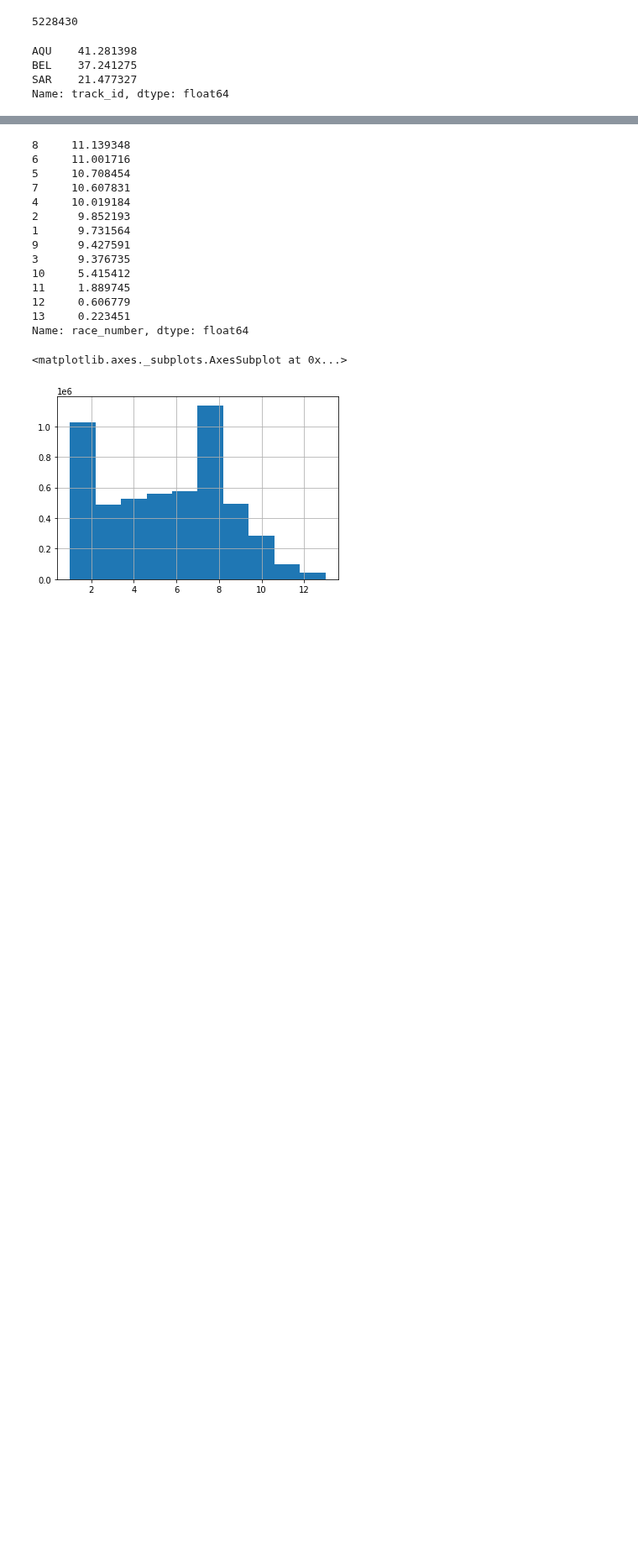
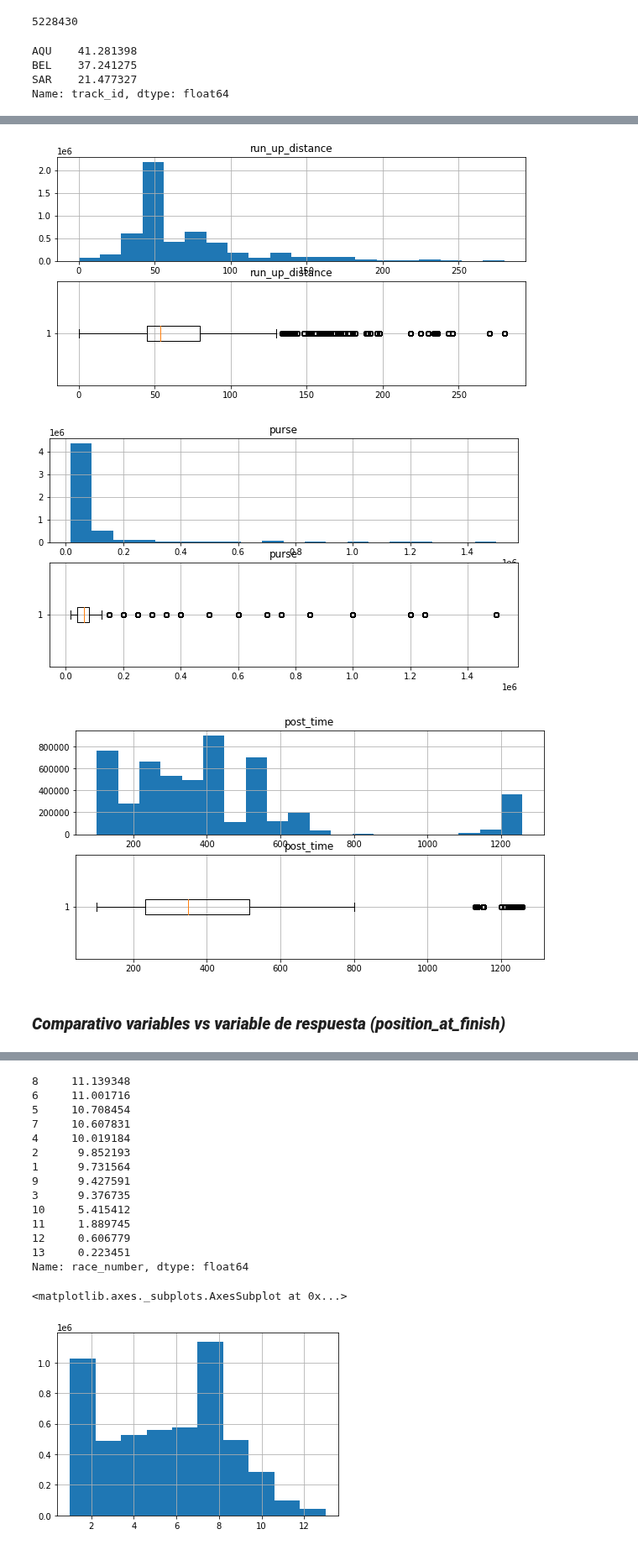
Before and after one commit to jsebastianquiroga/Big_Data-_Derby_2022_SI, a Jupyter notebook: Notebooks/Sistemas_Inteligentes.ipynb, the cells around one changed output, grey strips where cells are left out. Shown at 84% size. Saved outputs shown, nothing was run; the diff lists cells and outputs as text; code cells hidden in the pictures; blank space fills up the shorter version.

```diff
--- a/Notebooks/Sistemas_Inteligentes.ipynb
+++ b/Notebooks/Sistemas_Inteligentes.ipynb
@@ -160,3 +190,23 @@ nyra_2019['track_id'].hist()
+# %%
+numerical_features = ['run_up_distance','purse','post_time']
+for f in numerical_features:
+    fig, (ax1, ax2) = plt.subplots(2, 1, figsize=(10,5))
+
+    ax1.hist(nyra_2019[f], bins=20)
+    ax1.grid()
+    ax1.set_title(f)
+
+    ax2.boxplot(nyra_2019[f], vert=False)
+    ax2.grid()
+    ax2.set_title(f)
+
+    plt.show()
+# %% [output]
+[figure, added]
+[figure, added]
+[figure, added]
+# %% [markdown]
+### ***Comparativo variables vs variable de respuesta (position_at_finish)***
 # %%
 pd.crosstab(index=nyra_2019['track_id'],
             columns=nyra_2019['position_at_finish']).apply(lambda r: r/r.sum() * 100,
```
Also changed, not shown: parts of 16 cells of this notebook.
